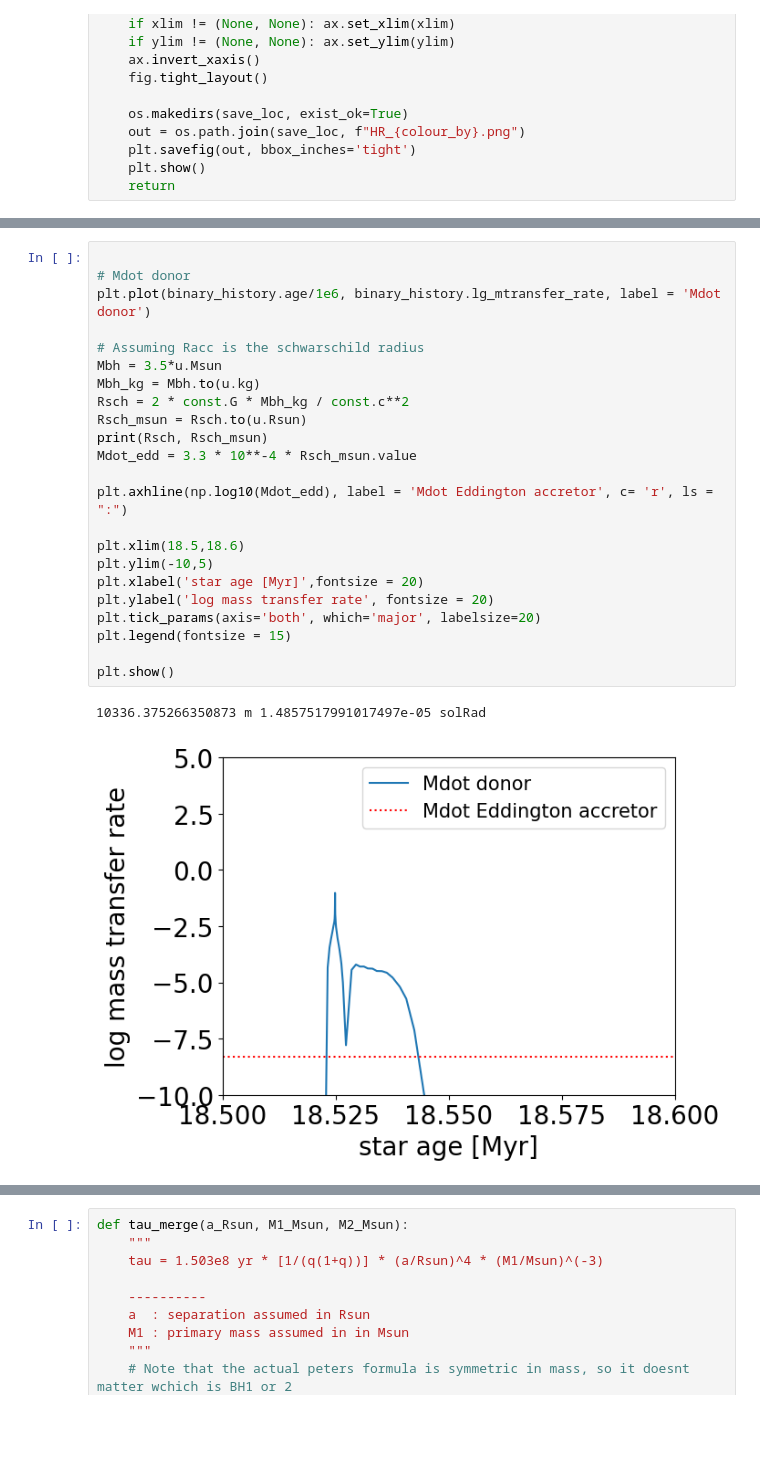
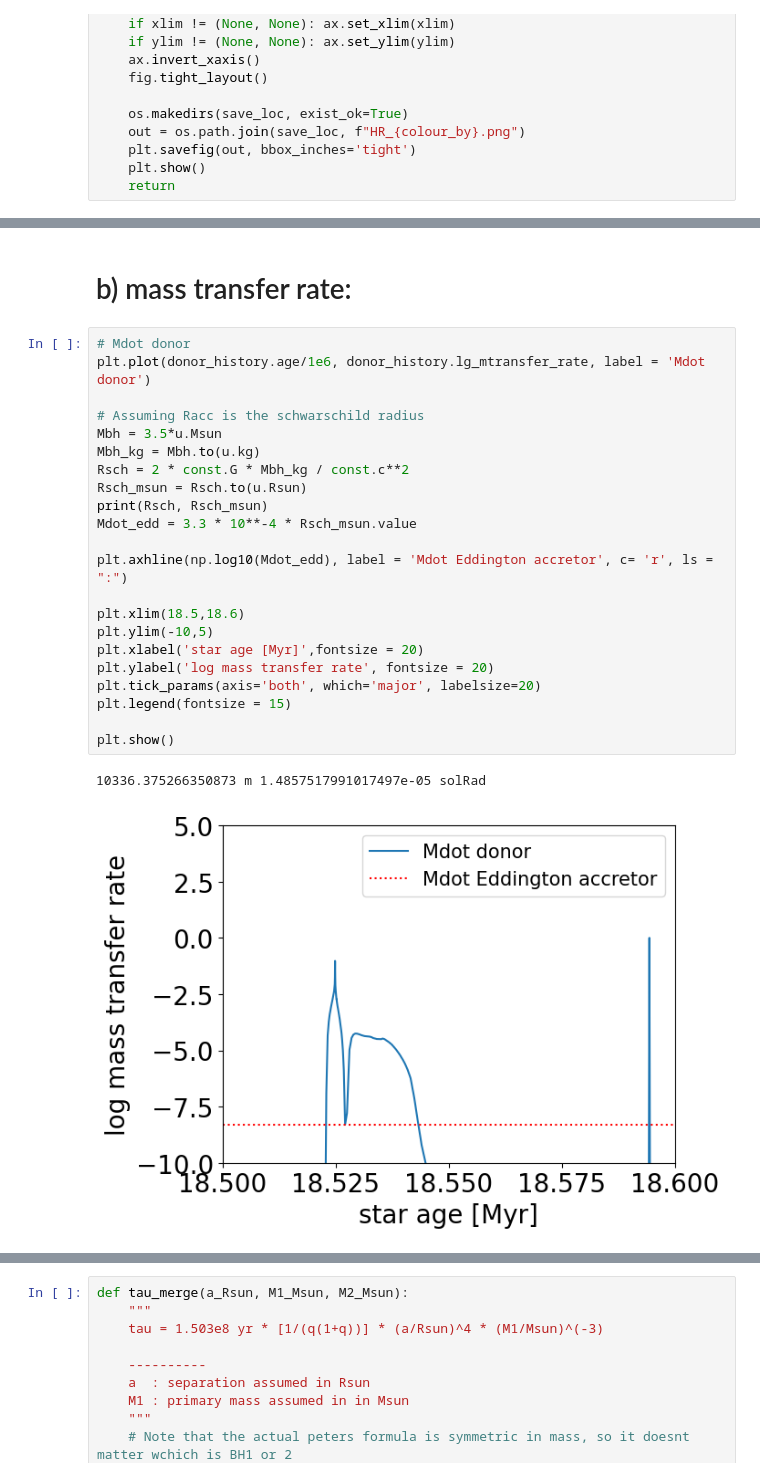
Before and after one commit to LiekeVanSon/ASBE-course, a Jupyter notebook: practicum/session4/solutions_session4/solutions_session4.ipynb, the cells around one changed output, grey strips where cells are left out. Drawn from its saved outputs; the diff is of its cells as text; blank space fills up the shorter version.

```diff
--- a/practicum/session4/solutions_session4/solutions_session4.ipynb
+++ b/practicum/session4/solutions_session4/solutions_session4.ipynb
@@ -212,27 +118,28 @@ binary_history.bulk_names
+# %% [markdown]
+# b) mass transfer rate:
 # %%
-
 # Mdot donor
-plt.plot(binary_history.age/1e6, binary_history.lg_mtransfer_rate, label = 'Mdot donor')
+plt.plot(donor_history.age/1e6, donor_history.lg_mtransfer_rate, label = 'Mdot donor')
 
 # Assuming Racc is the schwarschild radius
 Mbh = 3.5*u.Msun
 Mbh_kg = Mbh.to(u.kg)
 Rsch = 2 * const.G * Mbh_kg / const.c**2
 Rsch_msun = Rsch.to(u.Rsun)
 print(Rsch, Rsch_msun)
 Mdot_edd = 3.3 * 10**-4 * Rsch_msun.value
 
 plt.axhline(np.log10(Mdot_edd), label = 'Mdot Eddington accretor', c= 'r', ls = ":")
 
 plt.xlim(18.5,18.6)
 plt.ylim(-10,5)
 plt.xlabel('star age [Myr]',fontsize = 20)
 plt.ylabel('log mass transfer rate', fontsize = 20)
 plt.tick_params(axis='both', which='major', labelsize=20)
 plt.legend(fontsize = 15)
 
 plt.show()
 # %% [output]
 10336.375266350873 m 1.4857517991017497e-05 solRad
-[figure, old version]
+[figure, new version]
 # %% [markdown]
```
Also changed, not shown: parts of 35 cells of this notebook, 16 other files.
